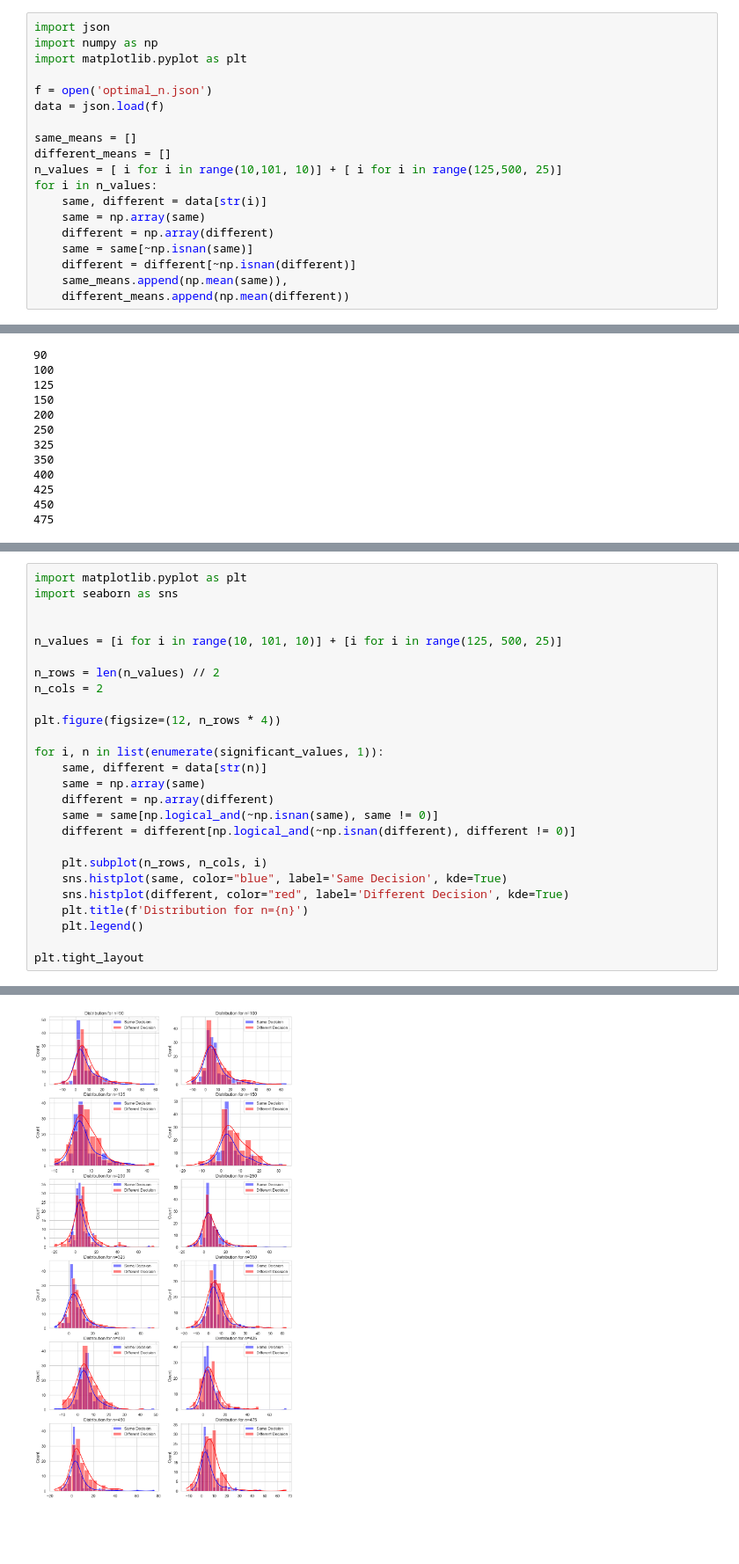
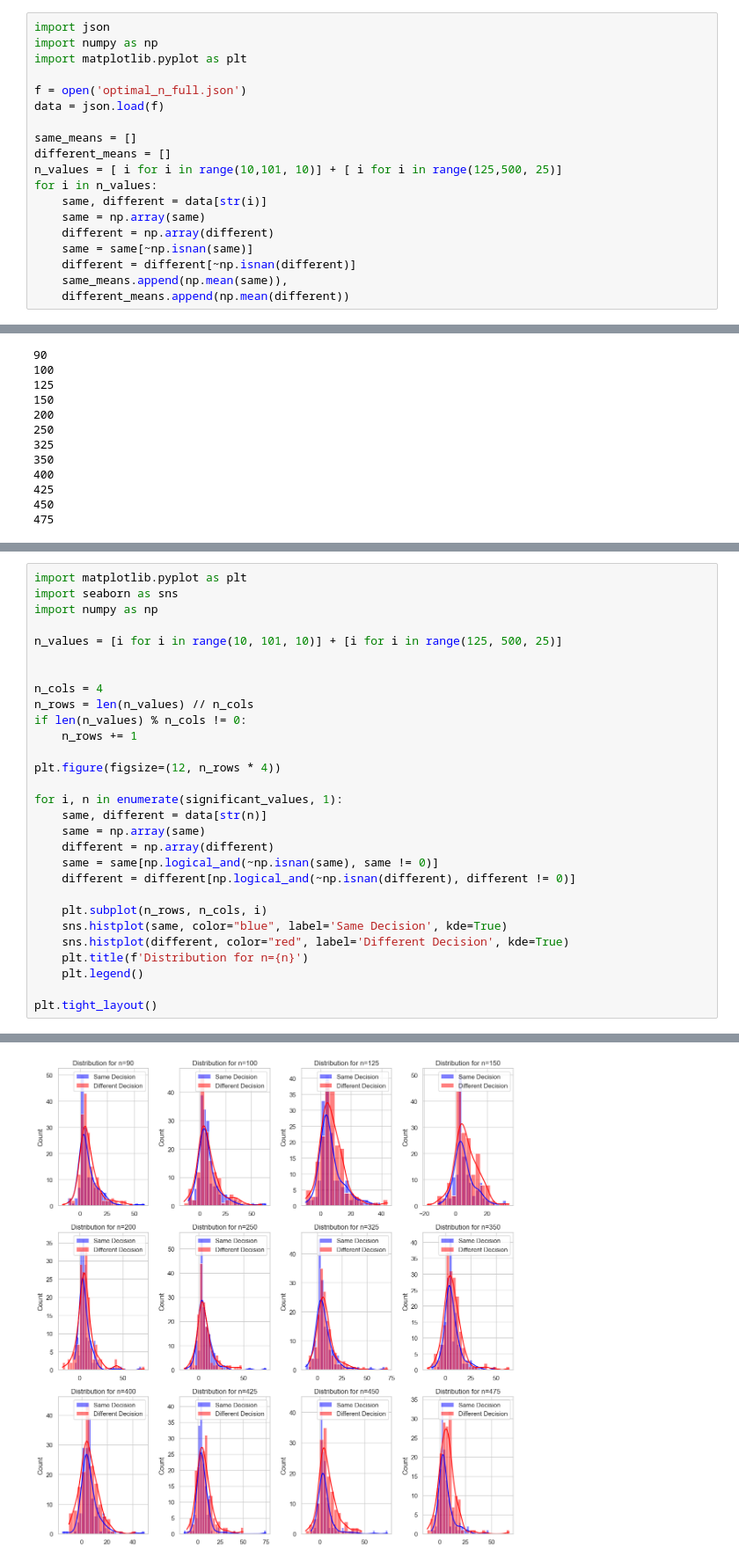
Before and after one commit to rahikot/NFLWViz, a Jupyter notebook: backend/experiments/optimal_n.ipynb, the cells around one changed output, grey strips where cells are left out. Shown at 88% size. Cells and saved outputs as stored; diff of their text form; blank space fills up the shorter version.

```diff
--- a/backend/experiments/optimal_n.ipynb
+++ b/backend/experiments/optimal_n.ipynb
@@ -8,7 +10,7 @@ import json
 import numpy as np
 import matplotlib.pyplot as plt
 
-f = open('optimal_n.json')
+f = open('optimal_n_full.json')
 data = json.load(f)
 
 same_means = []
@@ -125,16 +127,19 @@ plt.show()
 # %%
 import matplotlib.pyplot as plt
 import seaborn as sns
-
+import numpy as np
 
 n_values = [i for i in range(10, 101, 10)] + [i for i in range(125, 500, 25)]
 
-n_rows = len(n_values) // 2
-n_cols = 2
+
+n_cols = 4
+n_rows = len(n_values) // n_cols
+if len(n_values) % n_cols != 0:
+    n_rows += 1
 
 plt.figure(figsize=(12, n_rows * 4))
 
-for i, n in list(enumerate(significant_values, 1)):
+for i, n in enumerate(significant_values, 1):
     same, different = data[str(n)]
     same = np.array(same)
     different = np.array(different)
@@ -147,5 +152,5 @@ for i, n in list(enumerate(significant_values, 1)):
     plt.title(f'Distribution for n={n}')
     plt.legend()
 
-plt.tight_layout
+plt.tight_layout()
 # %% [output]
@@ -153 +157 @@ plt.tight_layout
-[figure, old version]
+[figure, new version]
```
Also changed, not shown: parts of 3 cells of this notebook, 6 other files.
